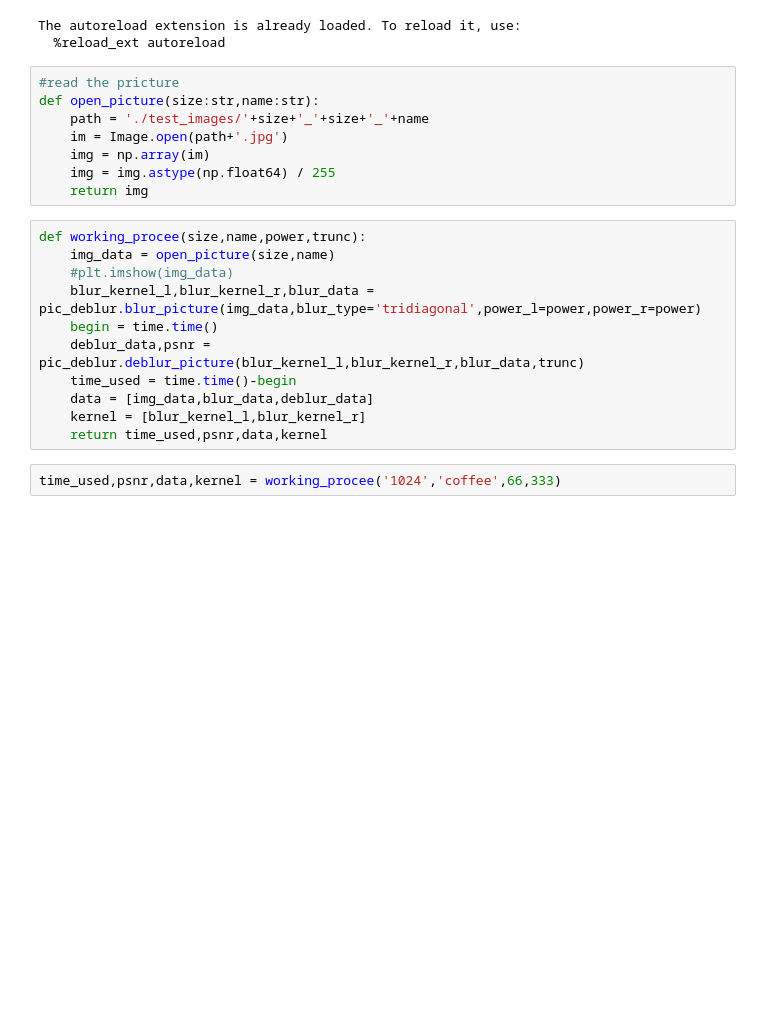
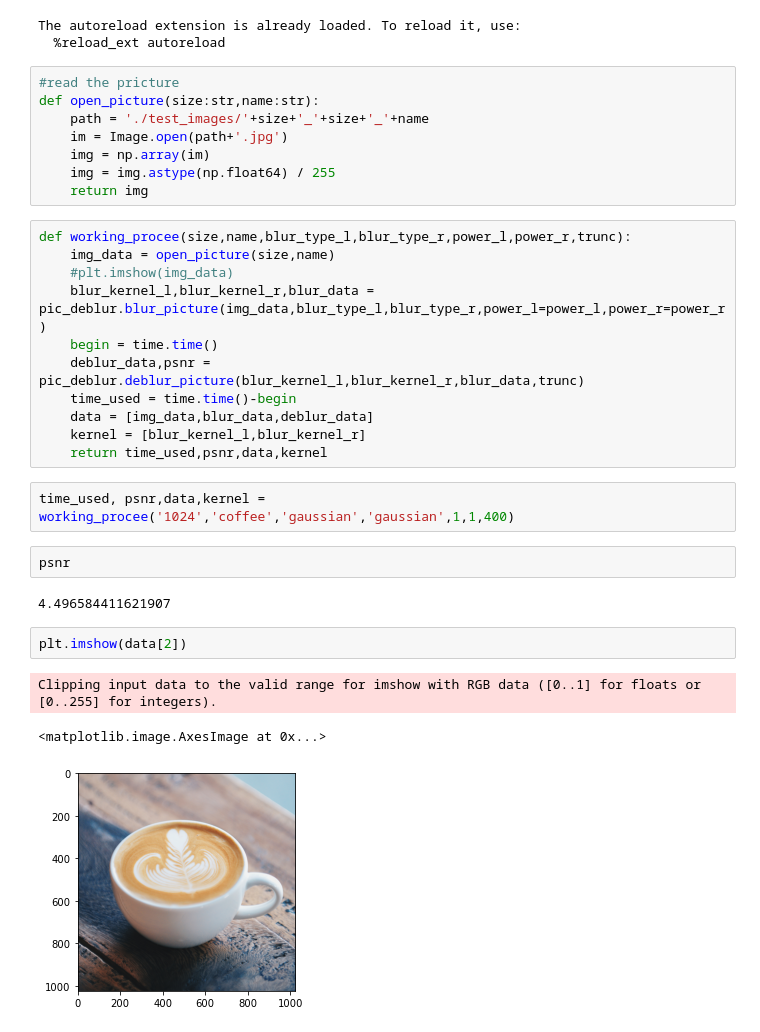
Before and after one commit to Linnore/DDA3005_114514, a Jupyter notebook: problem2.ipynb, the cells around one changed output. Drawn from its saved outputs; the diff is of its cells as text; blank space fills up the shorter version.

```diff
--- a/problem2.ipynb
+++ b/problem2.ipynb
@@ -25,10 +26,10 @@ def open_picture(size:str,name:str):
     img = img.astype(np.float64) / 255
     return img
 # %%
-def working_procee(size,name,power,trunc):
+def working_procee(size,name,blur_type_l,blur_type_r,power_l,power_r,trunc):
     img_data = open_picture(size,name)
     #plt.imshow(img_data)
-    blur_kernel_l,blur_kernel_r,blur_data = pic_deblur.blur_picture(img_data,blur_type='tridiagonal',power_l=power,power_r=power)
+    blur_kernel_l,blur_kernel_r,blur_data = pic_deblur.blur_picture(img_data,blur_type_l,blur_type_r,power_l=power_l,power_r=power_r)
     begin = time.time()
     deblur_data,psnr = pic_deblur.deblur_picture(blur_kernel_l,blur_kernel_r,blur_data,trunc)
     time_used = time.time()-begin
@@ -36,4 +37,14 @@ def working_procee(size,name,power,trunc):
     kernel = [blur_kernel_l,blur_kernel_r]
     return time_used,psnr,data,kernel
 # %%
-time_used,psnr,data,kernel = working_procee('1024','coffee',66,333)
+time_used, psnr,data,kernel = working_procee('1024','coffee','gaussian','gaussian',1,1,400)
+# %%
+psnr
+# %% [output]
+4.496584411621907
+# %%
+plt.imshow(data[2])
+# %% [output]
+Clipping input data to the valid range for imshow with RGB data ([0..1] for floats or [0..255] for integers).
+<matplotlib.image.AxesImage at 0x...>
+[figure, added]
```
Also changed, not shown: parts of 1 cell of this notebook, 19 other files.
